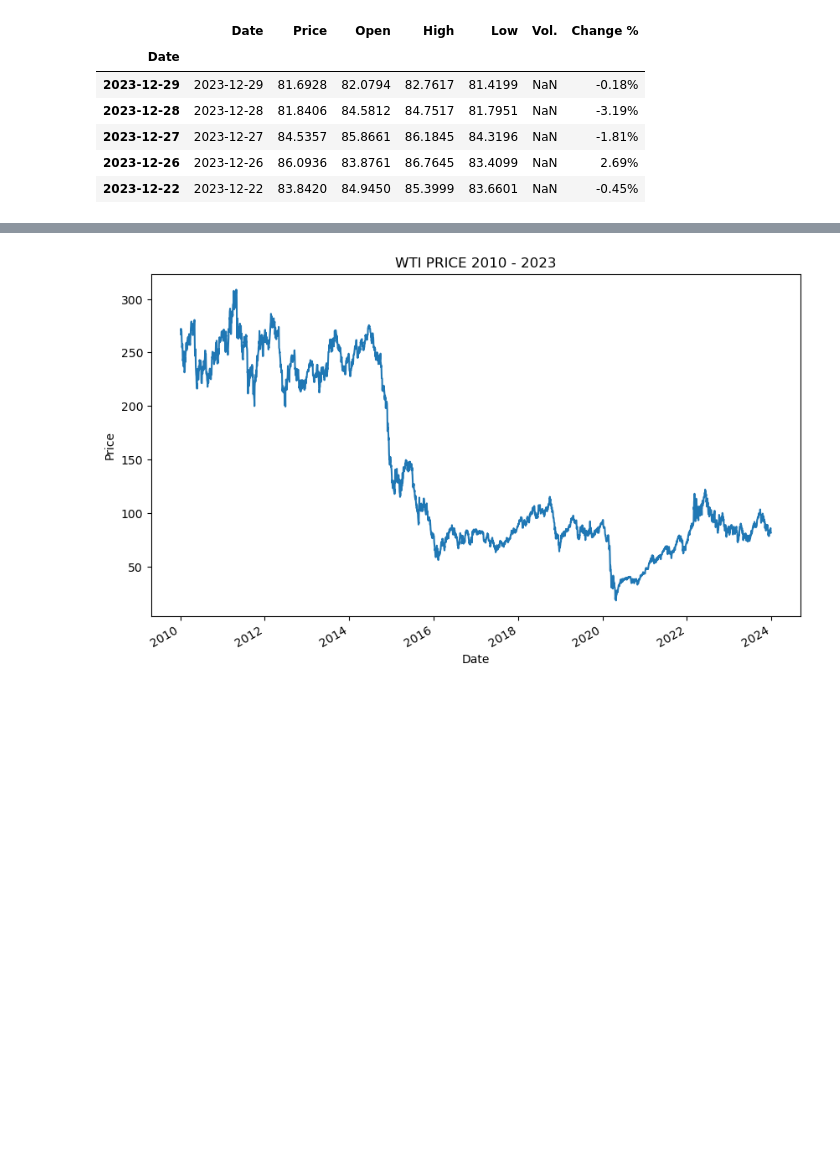
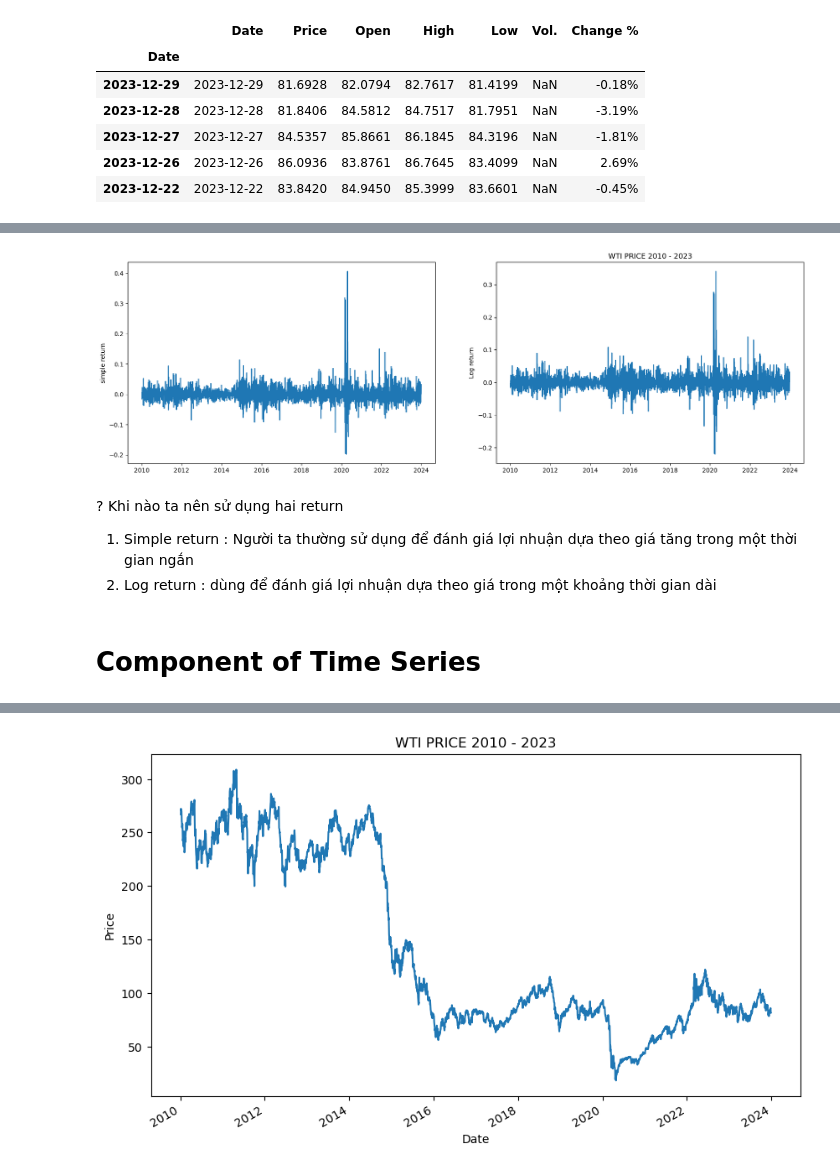
Before and after one commit to trungviet17/Basic_Algorithmic_Trading, a Jupyter notebook: TimeSeries/Introduction.ipynb, the cells around one changed output, grey strips where cells are left out. Drawn from its saved outputs; the diff is of its cells as text; code cells hidden in the pictures; blank space fills up the shorter version.

```diff
--- a/TimeSeries/Time_series_basic_concept.ipynb
+++ b/TimeSeries/Introduction.ipynb
@@ -61,3 +101,19 @@ data.head(5)
+# %%
+fig, ax = plt.subplots(1, 2, figsize = (20, 6))
+ax[0].plot(data['Price'].pct_change())
+ax[0].set_ylabel("simple return")
+ax[1].plot(np.log(data['Price'] / data['Price'].shift(1)))
+ax[1].set_ylabel("Log return")
+plt.title("WTI PRICE 2010 - 2023")
+plt.show()
+# %% [output]
+[figure, added]
+# %% [markdown]
+? Khi nào ta nên sử dụng hai return
+1. Simple return : Người ta thường sử dụng để đánh giá lợi nhuận dựa theo giá tăng trong một thời gian ngắn
+2. Log return : dùng để đánh giá lợi nhuận dựa theo giá trong một khoảng thời gian dài
+# %% [markdown]
+# Component of Time Series
 # %% [markdown]
 - Thành phần của một Time Series:
     1. Trend : dùng để miêu tả giá trị tăng hoặc giảm trong khoảng thời gian liên tục
```
Also changed, not shown: parts of 32 cells of this notebook, 3 other files.
